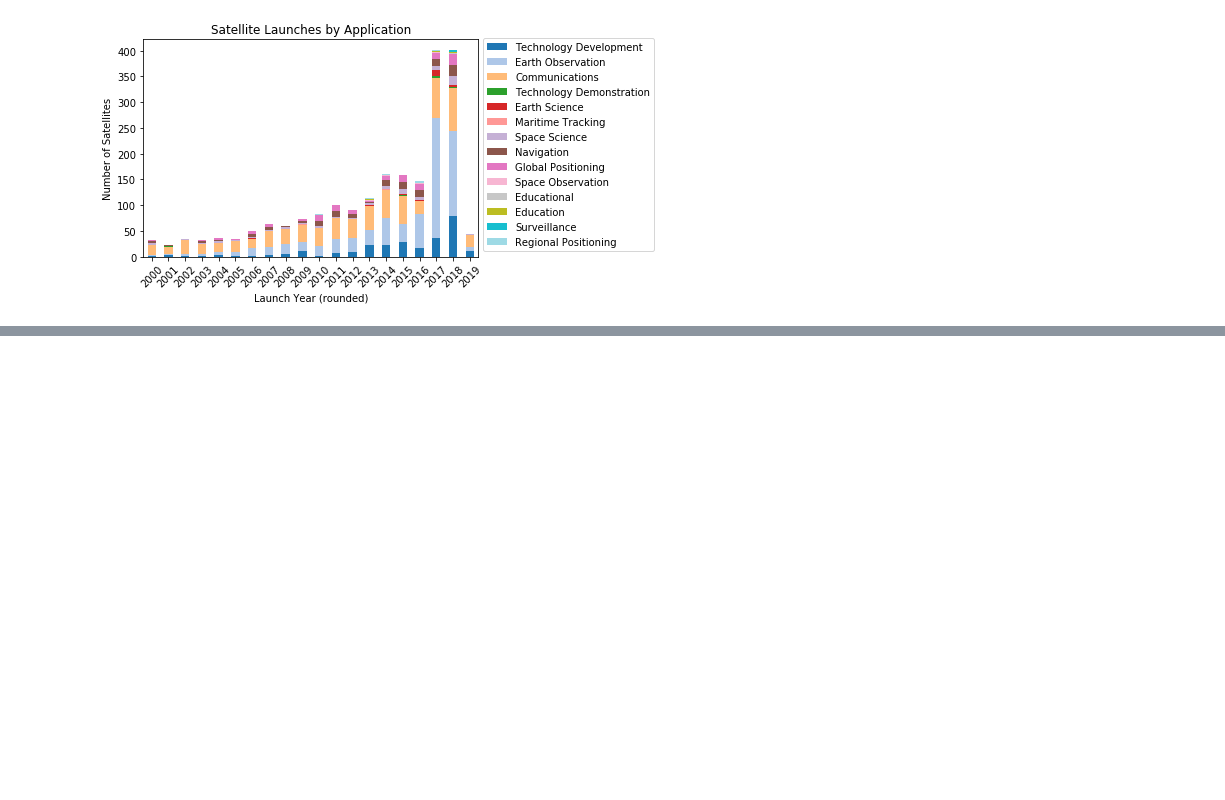
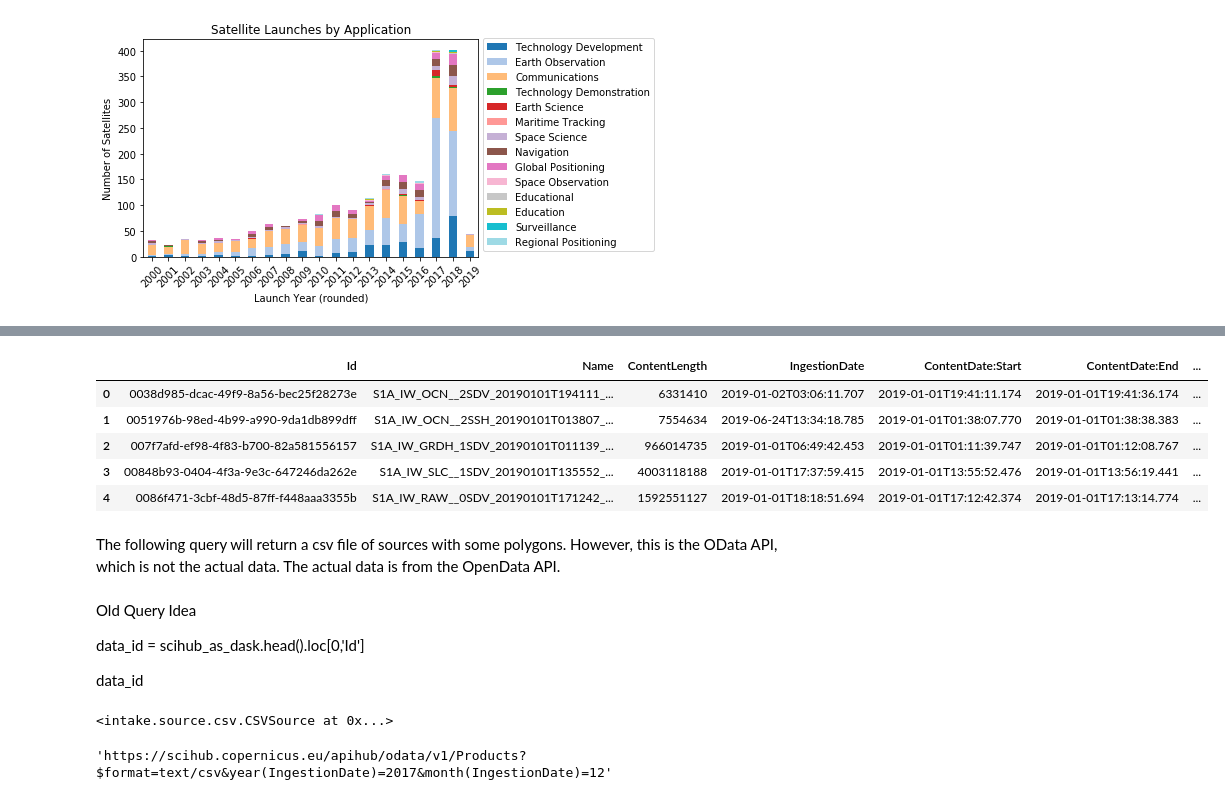
Before and after one commit to salvis2/open_satellite_data_binder, a Jupyter notebook: open_satellite_dataset.ipynb, the cells around one changed output, grey strips where cells are left out. Saved outputs shown, nothing was run; the diff lists cells and outputs as text; code cells hidden in the pictures; blank space fills up the shorter version.

```diff
--- a/open_satellite_dataset.ipynb
+++ b/open_satellite_dataset.ipynb
@@ -512,0 +564,11 @@ plt.show()
+# %%
+scihub_as_dask.head()
+# %% [output]
+|  | Id | Name | ContentLength | IngestionDate | ContentDate:Start | ContentDate:End | ... |
+| 0 | 0038d985-dcac-49f9-8a56-bec25f28273e | S1A_IW_OCN__2SDV_20190101T194111_... | 6331410 | 2019-01-02T03:06:11.707 | 2019-01-01T19:41:11.174 | 2019-01-01T19:41:36.174 | ... |
+| 1 | 0051976b-98ed-4b99-a990-9da1db899dff | S1A_IW_OCN__2SSH_20190101T013807_... | 7554634 | 2019-06-24T13:34:18.785 | 2019-01-01T01:38:07.770 | 2019-01-01T01:38:38.383 | ... |
+| 2 | 007f7afd-ef98-4f83-b700-82a581556157 | S1A_IW_GRDH_1SDV_20190101T011139_... | 966014735 | 2019-01-01T06:49:42.453 | 2019-01-01T01:11:39.747 | 2019-01-01T01:12:08.767 | ... |
+| 3 | 00848b93-0404-4f3a-9e3c-647246da262e | S1A_IW_SLC__1SDV_20190101T135552_... | 4003118188 | 2019-01-01T17:37:59.415 | 2019-01-01T13:55:52.476 | 2019-01-01T13:56:19.441 | ... |
+| 4 | 0086f471-3cbf-48d5-87ff-f448aaa3355b | S1A_IW_RAW__0SDV_20190101T171242_... | 1592551127 | 2019-01-01T18:18:51.694 | 2019-01-01T17:12:42.374 | 2019-01-01T17:13:14.774 | ... |
+# %% [markdown]
+The following query will return a csv file of sources with some polygons. However, this is the OData API, which is not the actual data. The actual data is from the OpenData API.
@@ -512,0 +578,19 @@ plt.show()
+# %% [markdown]
+Old Query Idea
+
+data_id = scihub_as_dask.head().loc[0,'Id']
+
+data_id
+# %%
+data_query = scihub_data_url \
+                + data_format
+                #+ '('\
+                #+ data_id + ')'\
+scihub_data = intake.source.csv.CSVSource(data_query)
+scihub_data
+# %% [output]
+<intake.source.csv.CSVSource at 0x...>
+# %%
+data_query
+# %% [output]
+'https://scihub.copernicus.eu/apihub/odata/v1/Products?$format=text/csv&year(IngestionDate)=2017&month(IngestionDate)=12'
```
Also changed, not shown: parts of 18 cells of this notebook.
